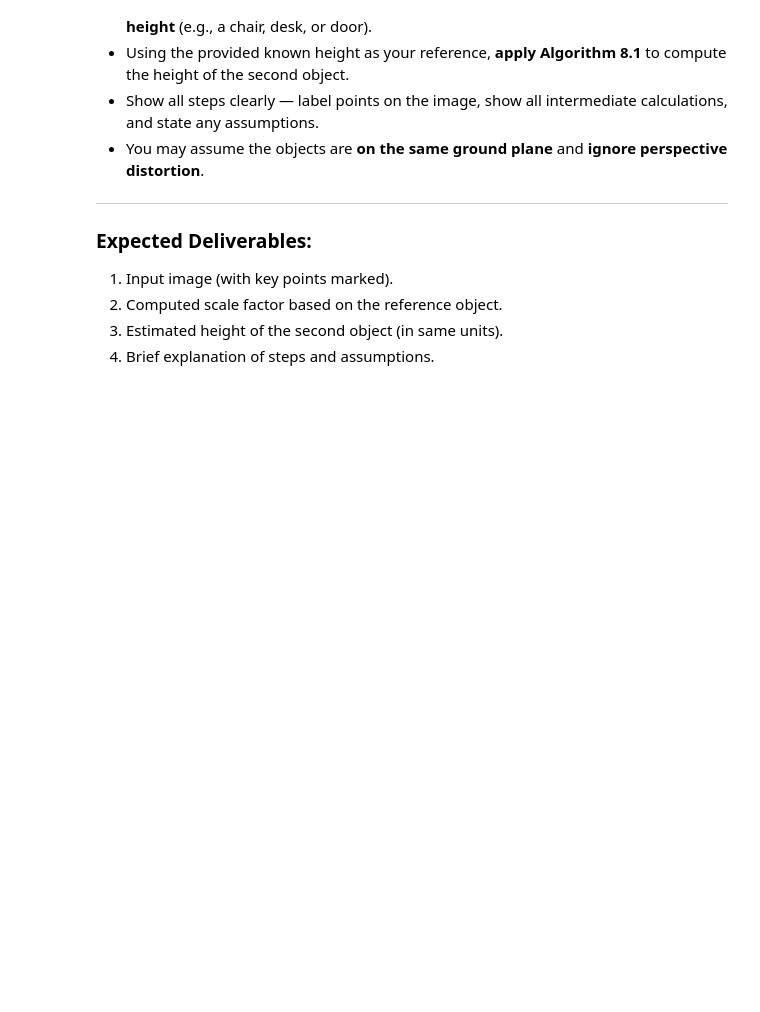
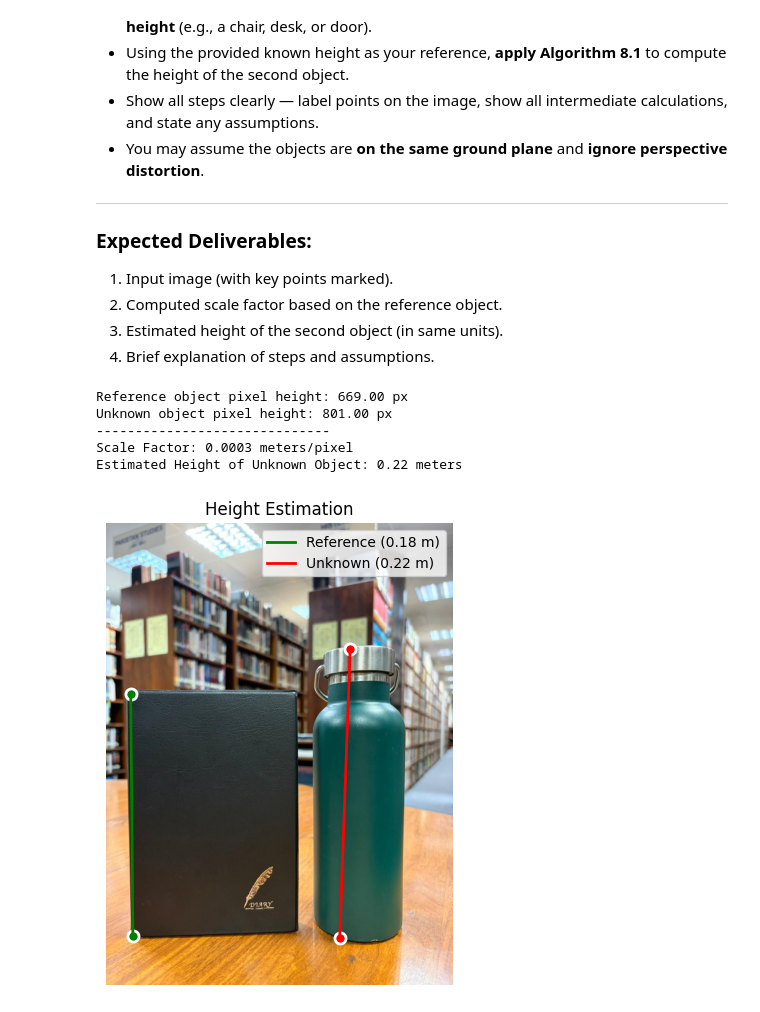
Before and after one commit to verdabatool/camera-projection-and-multi-camera-caliberation, a Jupyter notebook: Part2/24280065_PA3_Part2.ipynb, the cells around one changed output. Drawn from its saved outputs; the diff is of its cells as text; code cells hidden in the pictures; blank space fills up the shorter version.

```diff
--- a/Part2/24280065_PA3_Part2.ipynb
+++ b/Part2/24280065_PA3_Part2.ipynb
@@ -290,0 +1094,80 @@ plt.show()
+# %%
+import cv2
+import matplotlib.pyplot as plt
+import numpy as np
+import os
+
+# STEP 1 — Define known height (in millimeters)
+known_height_mm = 180
+
+
+# STEP 2 — Define pixel coordinates (x, y)
+# Reference object (known height)
+ref_top = np.array([68, 474])
+ref_base = np.array([74, 1143])
+
+# Unknown object (height to estimate)
+obj_top = np.array([676, 348])
+obj_base = np.array([647, 1149])
+
+
+# STEP 3 — Load and display the image
+image_path = "image.jpeg"
+img = cv2.imread(image_path)
+if img is None:
+    raise FileNotFoundError(f"Image not found at '{image_path}'. Check the file path.")
+
+img_rgb = cv2.cvtColor(img, cv2.COLOR_BGR2RGB)
+
+
+# STEP 4 — Compute pixel heights of both objects
+# Height is the difference in the y-coordinates
+ref_height_px = ref_base[1] - ref_top[1]
+obj_height_px = obj_base[1] - obj_top[1]
+
+
+# STEP 5 — Estimate the unknown object’s height
+# (Use Algorithm 8.1 - ratio method)
+
+# 1. Convert known height to meters
+known_height_m = known_height_mm / 1000.0
+
+# 2. Calculate the scale factor (how many meters per pixel)
+scale_factor_m_per_px = known_height_m / ref_height_px
+
+# 3. Apply the scale factor to the unknown object's pixel height
+estimated_height_m = obj_height_px * scale_factor_m_per_px
+
+
+# STEP 6 — Display results and visualization
+print(f"Reference object pixel height: {ref_height_px:.2f} px")
+print(f"Unknown object pixel height: {obj_height_px:.2f} px")
+print("-" * 30)
+print(f"Scale Factor: {scale_factor_m_per_px:.4f} meters/pixel")
+print(f"Estimated Height of Unknown Object: {estimated_height_m:.2f} meters")
+
+plt.figure(figsize=(8, 6))
+plt.imshow(img_rgb)
+
+# Plot points
+for pt, color in [
+    (ref_top, 'g'), (ref_base, 'g'),
+    (obj_top, 'r'), (obj_base, 'r')
+]:
+    plt.plot(pt[0], pt[1], 'o', color=color, markersize=8, markeredgecolor='white', mew=2)
+
+# Draw lines
+plt.plot([ref_top[0], ref_base[0]], [ref_top[1], ref_base[1]], 'g-', linewidth=2, label=f"Reference ({known_height_m} m)")
+plt.plot([obj_top[0], obj_base[0]], [obj_top[1], obj_base[1]], 'r-', linewidth=2, label=f"Unknown ({estimated_height_m:.2f} m)")
+
+plt.title("Height Estimation")
+plt.legend()
+plt.axis('off')
+plt.show()
+# %% [output]
+Reference object pixel height: 669.00 px
+Unknown object pixel height: 801.00 px
+------------------------------
+Scale Factor: 0.0003 meters/pixel
+Estimated Height of Unknown Object: 0.22 meters
+[figure, added]
```
Also changed, not shown: parts of 16 cells of this notebook, 5 other files.
